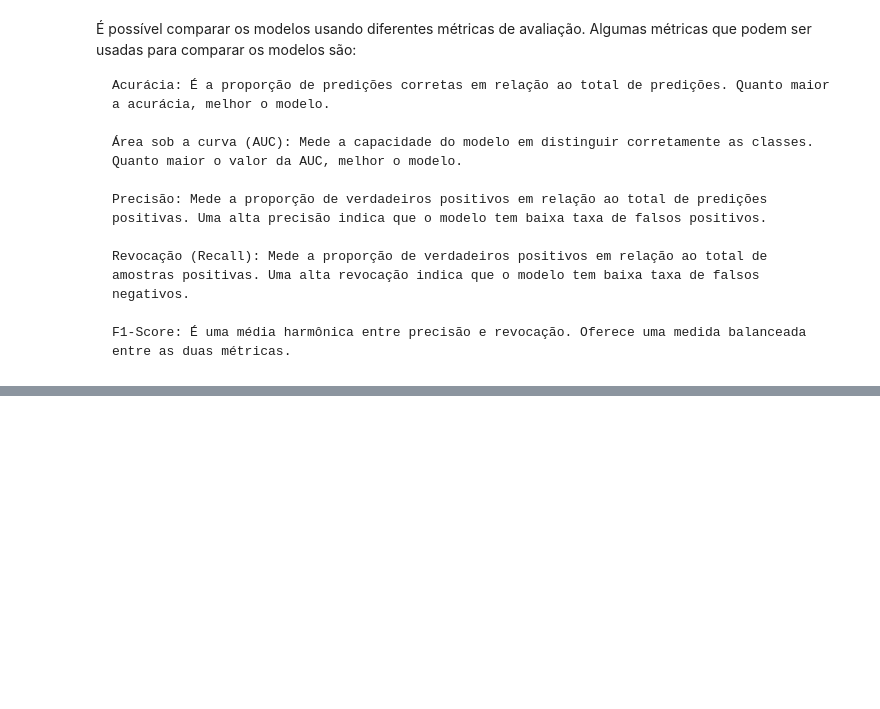
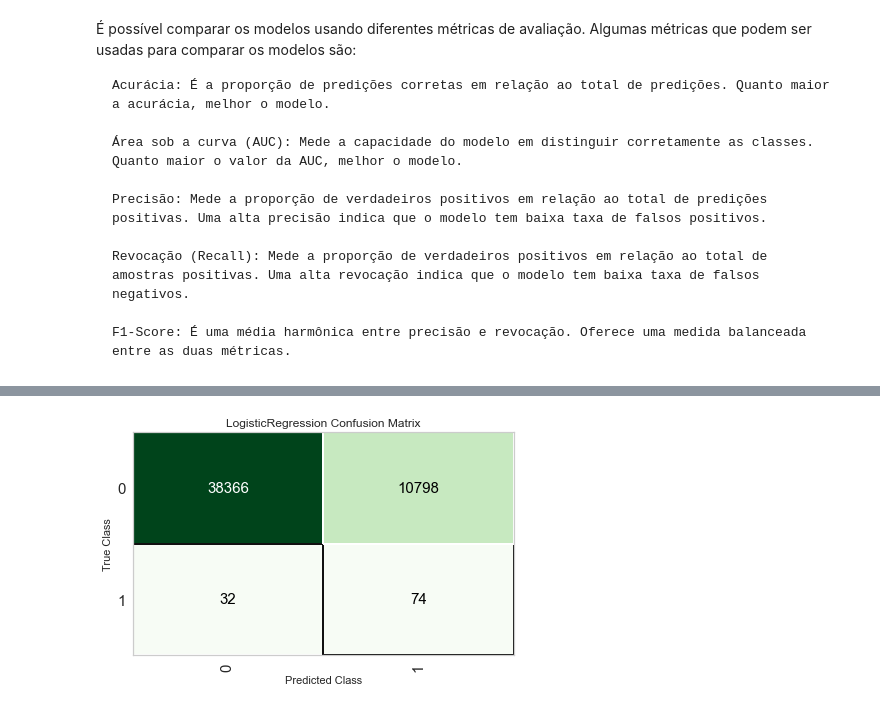
Before and after one commit to k-marcelino/EAD0830---IA-e-ML-Aplicados-a-Finan-as, a Jupyter notebook: Atividade 2/atividade2.ipynb, the cells around one changed output, grey strips where cells are left out. Cells and saved outputs as stored; diff of their text form; code cells hidden in the pictures; blank space fills up the shorter version.

```diff
--- a/Atividade 2/atividade2.ipynb
+++ b/Atividade 2/atividade2.ipynb
@@ -487,0 +537,3 @@ Para mitigar as falhas da acurácia em cenários de desbalanceamento de classes,
+# %%
+best = compare_models(sort='AUC')
+#best = compare_models()
@@ -487,0 +612,3 @@ Para mitigar as falhas da acurácia em cenários de desbalanceamento de classes,
+# %%
+plot_model(best, 'confusion_matrix')
+# %% [output]
@@ -487,0 +616 @@ Para mitigar as falhas da acurácia em cenários de desbalanceamento de classes,
+[figure, added]
```
Also changed, not shown: parts of 57 cells of this notebook, 3 other files.
